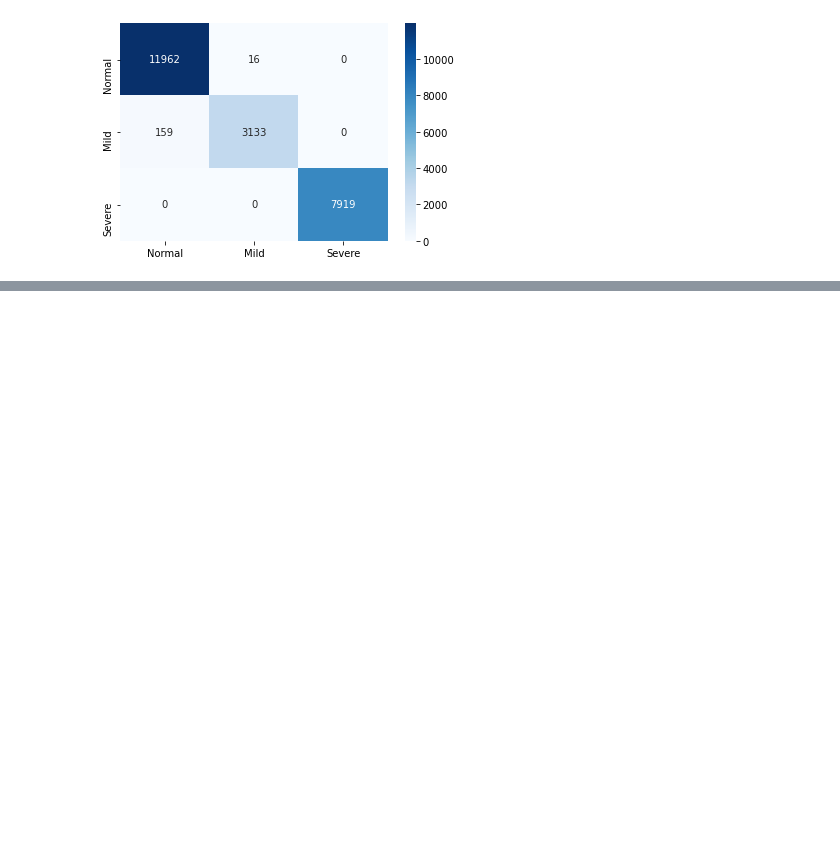
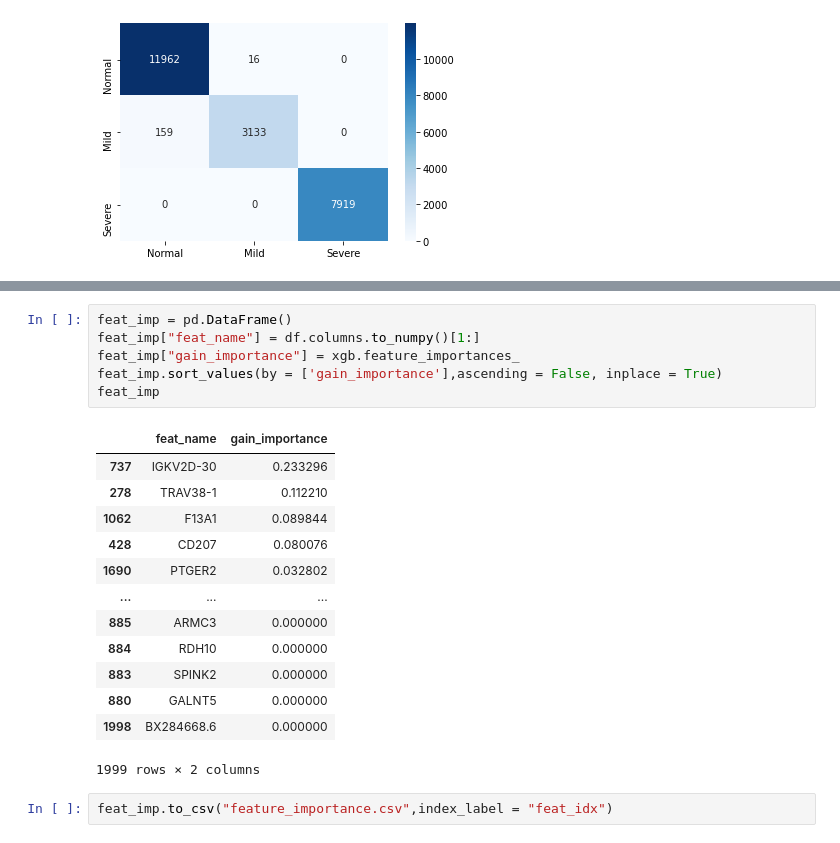
Before and after one commit to AuCu1608/CHI_Single_Cell_Seq_Challenge1, a Jupyter notebook: single_cell_seq.ipynb, the cells around one changed output, grey strips where cells are left out. Cells and saved outputs as stored; diff of their text form; blank space fills up the shorter version.

```diff
--- a/single_cell_seq.ipynb
+++ b/single_cell_seq.ipynb
@@ -140,0 +165,22 @@ Accuracy: 99.25%
+# %%
+feat_imp = pd.DataFrame()
+feat_imp["feat_name"] = df.columns.to_numpy()[1:]
+feat_imp["gain_importance"] = xgb.feature_importances_
+feat_imp.sort_values(by = ['gain_importance'],ascending = False, inplace = True)
+feat_imp
+# %% [output]
+|  | feat_name | gain_importance |
+| 737 | IGKV2D-30 | 0.233296 |
+| 278 | TRAV38-1 | 0.112210 |
+| 1062 | F13A1 | 0.089844 |
+| 428 | CD207 | 0.080076 |
+| 1690 | PTGER2 | 0.032802 |
+| ... | ... | ... |
+| 885 | ARMC3 | 0.000000 |
+| 884 | RDH10 | 0.000000 |
+| 883 | SPINK2 | 0.000000 |
+| 880 | GALNT5 | 0.000000 |
+| 1998 | BX284668.6 | 0.000000 |
+1999 rows × 2 columns
+# %%
+feat_imp.to_csv("feature_importance.csv",index_label = "feat_idx")
```
Also changed, not shown: parts of 6 cells of this notebook, 1 other file.
